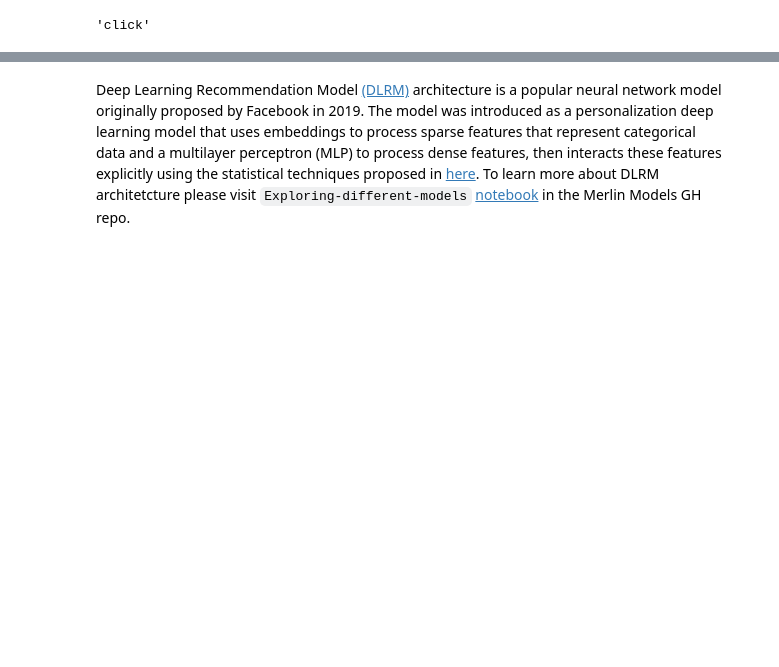
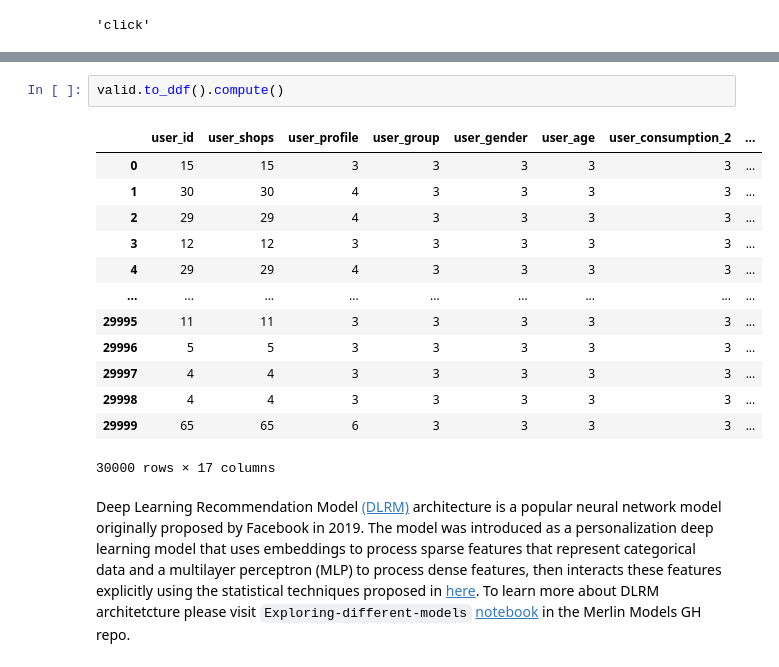
Before and after one commit to taljacob2/merlin-demo, a Jupyter notebook: Merlin/examples/Building-and-deploying-multi-stage-RecSys/01-Building-Recommender-Systems-with-Merlin.ipynb, the cells around one changed output, grey strips where cells are left out. Saved outputs shown, nothing was run; the diff lists cells and outputs as text; blank space fills up the shorter version.

```diff
--- a/Merlin/examples/Building-and-deploying-multi-stage-RecSys/01-Building-Recommender-Systems-with-Merlin.ipynb
+++ b/Merlin/examples/Building-and-deploying-multi-stage-RecSys/01-Building-Recommender-Systems-with-Merlin.ipynb
@@ -379,3 +411,19 @@ target_column
+# %%
+valid.to_ddf().compute()
+# %% [output]
+|  | user_id | user_shops | user_profile | user_group | user_gender | user_age | user_consumption_2 | ... |
+| 0 | 15 | 15 | 3 | 3 | 3 | 3 | 3 | ... |
+| 1 | 30 | 30 | 4 | 3 | 3 | 3 | 3 | ... |
+| 2 | 29 | 29 | 4 | 3 | 3 | 3 | 3 | ... |
+| 3 | 12 | 12 | 3 | 3 | 3 | 3 | 3 | ... |
+| 4 | 29 | 29 | 4 | 3 | 3 | 3 | 3 | ... |
+| ... | ... | ... | ... | ... | ... | ... | ... | ... |
+| 29995 | 11 | 11 | 3 | 3 | 3 | 3 | 3 | ... |
+| 29996 | 5 | 5 | 3 | 3 | 3 | 3 | 3 | ... |
+| 29997 | 4 | 4 | 3 | 3 | 3 | 3 | 3 | ... |
+| 29998 | 4 | 4 | 3 | 3 | 3 | 3 | 3 | ... |
+| 29999 | 65 | 65 | 6 | 3 | 3 | 3 | 3 | ... |
+30000 rows × 17 columns
 # %% [markdown]
 Deep Learning Recommendation Model [(DLRM)](https://arxiv.org/abs/1906.00091) architecture is a popular neural network model originally proposed by Facebook in 2019. The model was introduced as a personalization deep learning model that uses embeddings to process sparse features that represent categorical data and a multilayer perceptron (MLP) to process dense features, then interacts these features explicitly using the statistical techniques proposed in [here](https://ieeexplore.ieee.org/stamp/stamp.jsp?tp=&arnumber=5694074). To learn more about DLRM architetcture please visit `Exploring-different-models` [notebook](https://github.com/NVIDIA-Merlin/models/blob/stable/examples/04-Exporting-ranking-models.ipynb) in the Merlin Models GH repo.
 # %%
```
Also changed, not shown: parts of 3 cells of this notebook, 1 other file.
